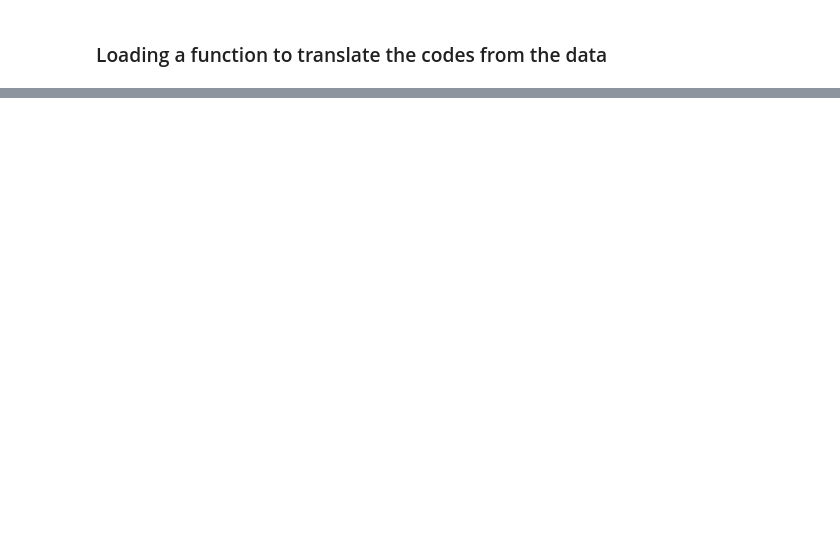
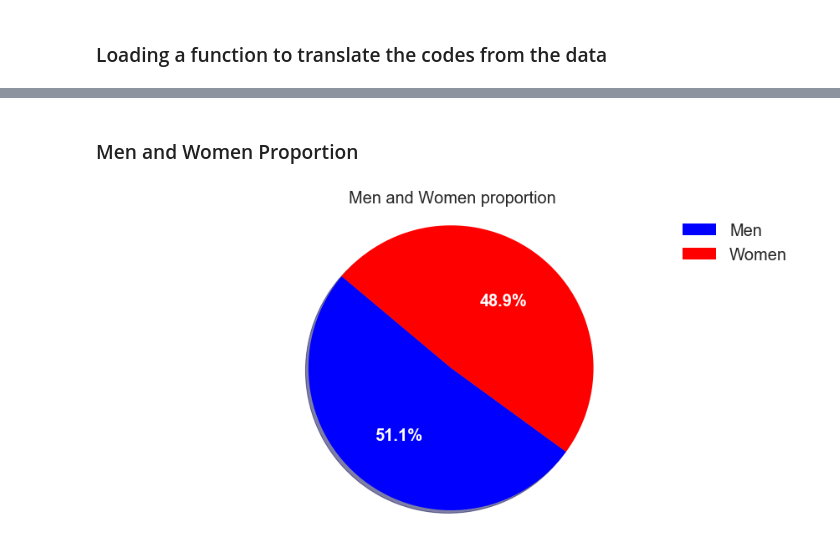
Before and after one commit to mesielepush/Covid19-Mexico-Data-Analysis-Jupyter-Notebook, a Jupyter notebook: MexicoCovidDescriptiveGeneral.ipynb, the cells around one changed output, grey strips where cells are left out. Saved outputs shown, nothing was run; the diff lists cells and outputs as text; code cells hidden in the pictures; blank space fills up the shorter version.

```diff
--- a/MexicoCovidDescriptiveGeneral.ipynb
+++ b/MexicoCovidDescriptiveGeneral.ipynb
@@ -338,0 +373,4 @@ patient_data_keys('sector',key=None)
+# %%
+men = patient_data[patient_data['sex']==2]
+women = patient_data[patient_data['sex']==1]
+deceased = patient_data[patient_data['day_of_death']!='9999-99-99']
@@ -338,0 +391,19 @@ patient_data_keys('sector',key=None)
+# %% [markdown]
+### Men and Women Proportion
+# %%
+plt.close('all')
+labels = 'Men', 'Women'
+sizes = [len(men),len(women)]
+colors = ['b', 'r']
+
+plt.pie(sizes,labels=labels, colors=colors,
+        autopct='%1.1f%%', startangle=140,
+        textprops={'fontsize': 20,'color':'white','weight':'bold'},
+       shadow=True)
+
+plt.title(f'Men and Women proportion',fontsize=20)
+plt.legend(fontsize=20)
+plt.axis('equal')
+plt.show();
+# %% [output]
+[figure, added]
```
Also changed, not shown: parts of 22 cells of this notebook, 1 other file.
